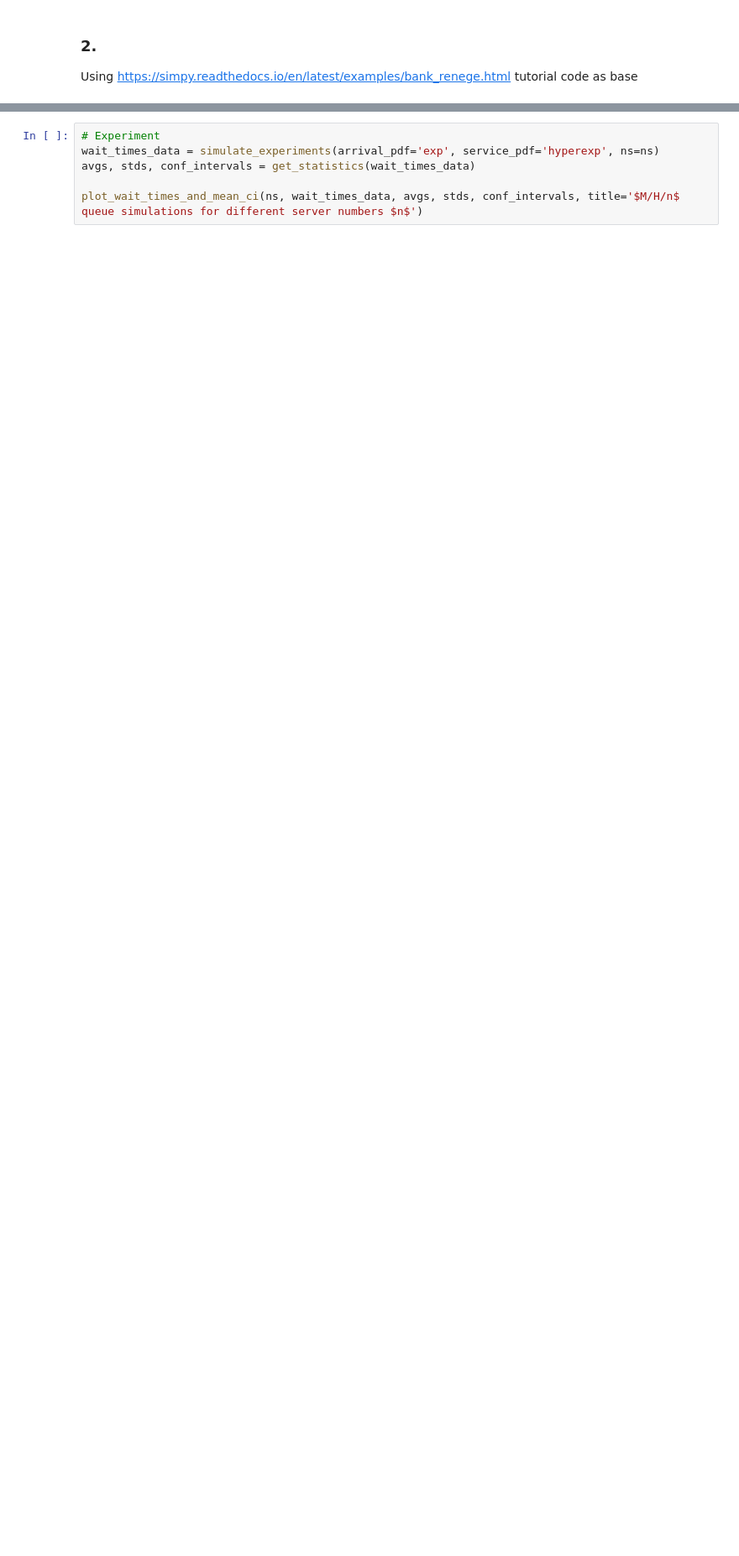
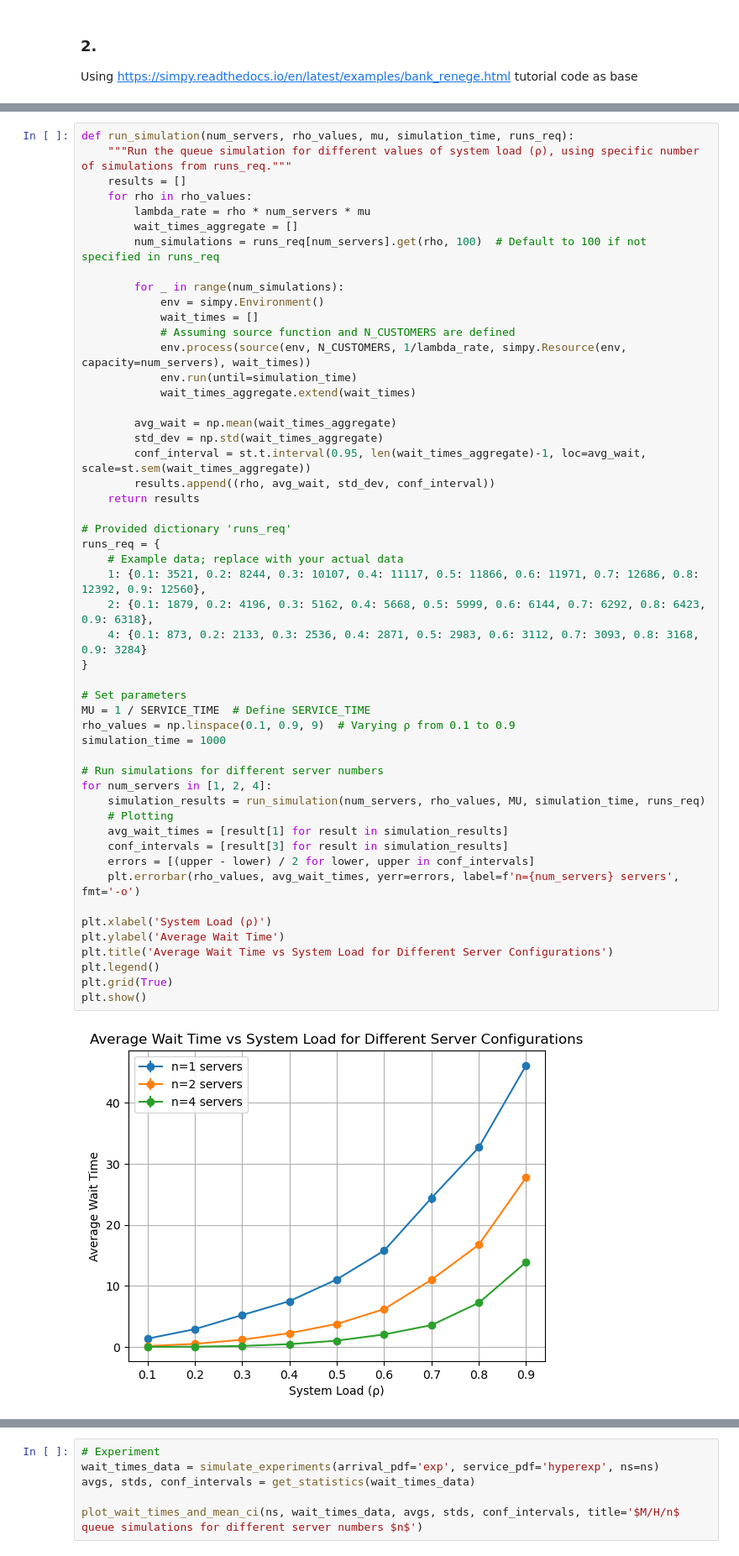
Before and after one commit to jonas4climate/ss-assignment-2, a Jupyter notebook: CalvinLaw_11306734_RaymondZhang_14865904_JonasSchaefer_14039982_2.ipynb, the cells around one changed output, grey strips where cells are left out. Shown at 84% size. Drawn from its saved outputs; the diff is of its cells as text; blank space fills up the shorter version.

```diff
--- a/CalvinLaw_11306734_RaymondZhang_14865904_JonasSchaefer_14039982_2.ipynb
+++ b/CalvinLaw_11306734_RaymondZhang_14865904_JonasSchaefer_14039982_2.ipynb
@@ -328,3 +338,56 @@ for num_server in [1,2,4]:
+# %%
+def run_simulation(num_servers, rho_values, mu, simulation_time, runs_req):
+    """Run the queue simulation for different values of system load (ρ), using specific number of simulations from runs_req."""
+    results = []
+    for rho in rho_values:
+        lambda_rate = rho * num_servers * mu
+        wait_times_aggregate = []
+        num_simulations = runs_req[num_servers].get(rho, 100)  # Default to 100 if not specified in runs_req
+
+        for _ in range(num_simulations):
+            env = simpy.Environment()
+            wait_times = []
+            # Assuming source function and N_CUSTOMERS are defined
+            env.process(source(env, N_CUSTOMERS, 1/lambda_rate, simpy.Resource(env, capacity=num_servers), wait_times))
+            env.run(until=simulation_time)
+            wait_times_aggregate.extend(wait_times)
+
+        avg_wait = np.mean(wait_times_aggregate)
+        std_dev = np.std(wait_times_aggregate)
+        conf_interval = st.t.interval(0.95, len(wait_times_aggregate)-1, loc=avg_wait, scale=st.sem(wait_times_aggregate))
+        results.append((rho, avg_wait, std_dev, conf_interval))
+    return results
+
+# Provided dictionary 'runs_req'
+runs_req = {
+    # Example data; replace with your actual data
+    1: {0.1: 3521, 0.2: 8244, 0.3: 10107, 0.4: 11117, 0.5: 11866, 0.6: 11971, 0.7: 12686, 0.8: 12392, 0.9: 12560},
+    2: {0.1: 1879, 0.2: 4196, 0.3: 5162, 0.4: 5668, 0.5: 5999, 0.6: 6144, 0.7: 6292, 0.8: 6423, 0.9: 6318},
+    4: {0.1: 873, 0.2: 2133, 0.3: 2536, 0.4: 2871, 0.5: 2983, 0.6: 3112, 0.7: 3093, 0.8: 3168, 0.9: 3284}
+}
+
+# Set parameters
+MU = 1 / SERVICE_TIME  # Define SERVICE_TIME
+rho_values = np.linspace(0.1, 0.9, 9)  # Varying ρ from 0.1 to 0.9
+simulation_time = 1000
+
+# Run simulations for different server numbers
+for num_servers in [1, 2, 4]:
+    simulation_results = run_simulation(num_servers, rho_values, MU, simulation_time, runs_req)
+    # Plotting
+    avg_wait_times = [result[1] for result in simulation_results]
+    conf_intervals = [result[3] for result in simulation_results]
+    errors = [(upper - lower) / 2 for lower, upper in conf_intervals]
+    plt.errorbar(rho_values, avg_wait_times, yerr=errors, label=f'n={num_servers} servers', fmt='-o')
+
+plt.xlabel('System Load (ρ)')
+plt.ylabel('Average Wait Time')
+plt.title('Average Wait Time vs System Load for Different Server Configurations')
+plt.legend()
+plt.grid(True)
+plt.show()
+# %% [output]
+[figure, added]
 # %%
 def simulate_experiments(arrival_pdf='exp', service_pdf='exp', ns=[1, 2, 4]):
     """Run the simulations with provided parameters and return the average waiting times"""
```
Also changed, not shown: parts of 4 cells of this notebook.
